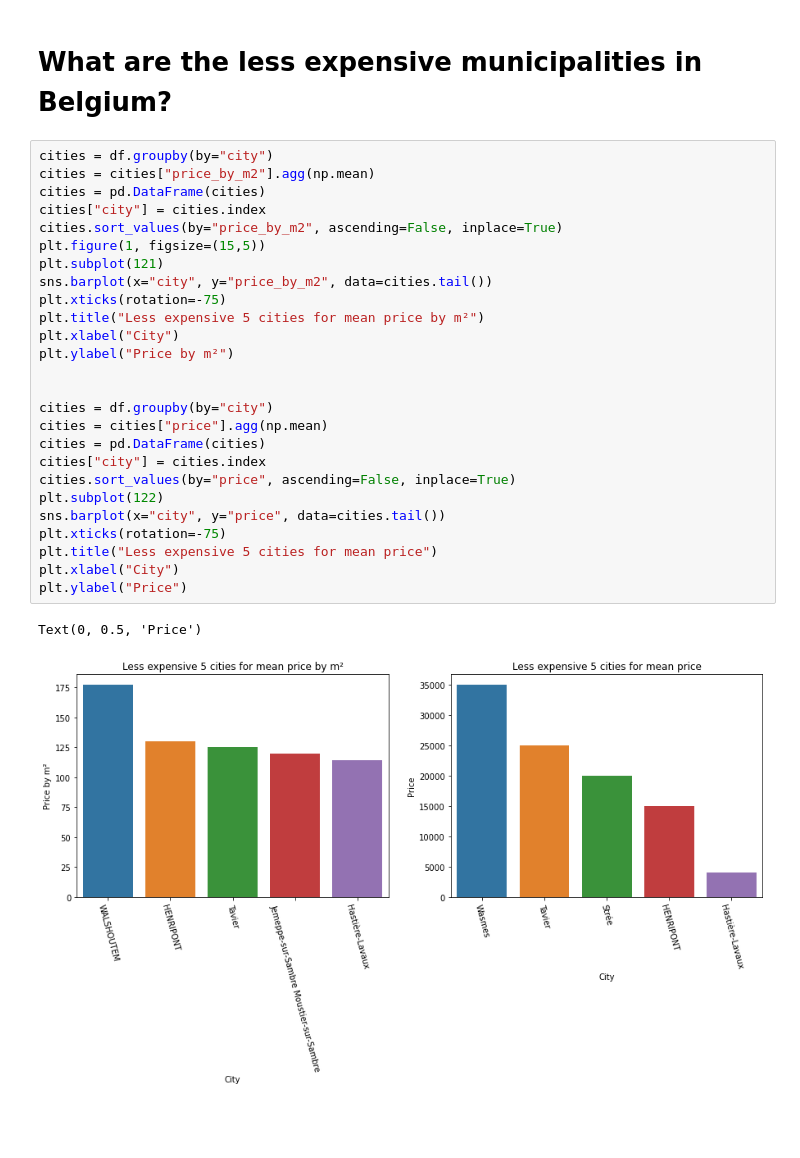
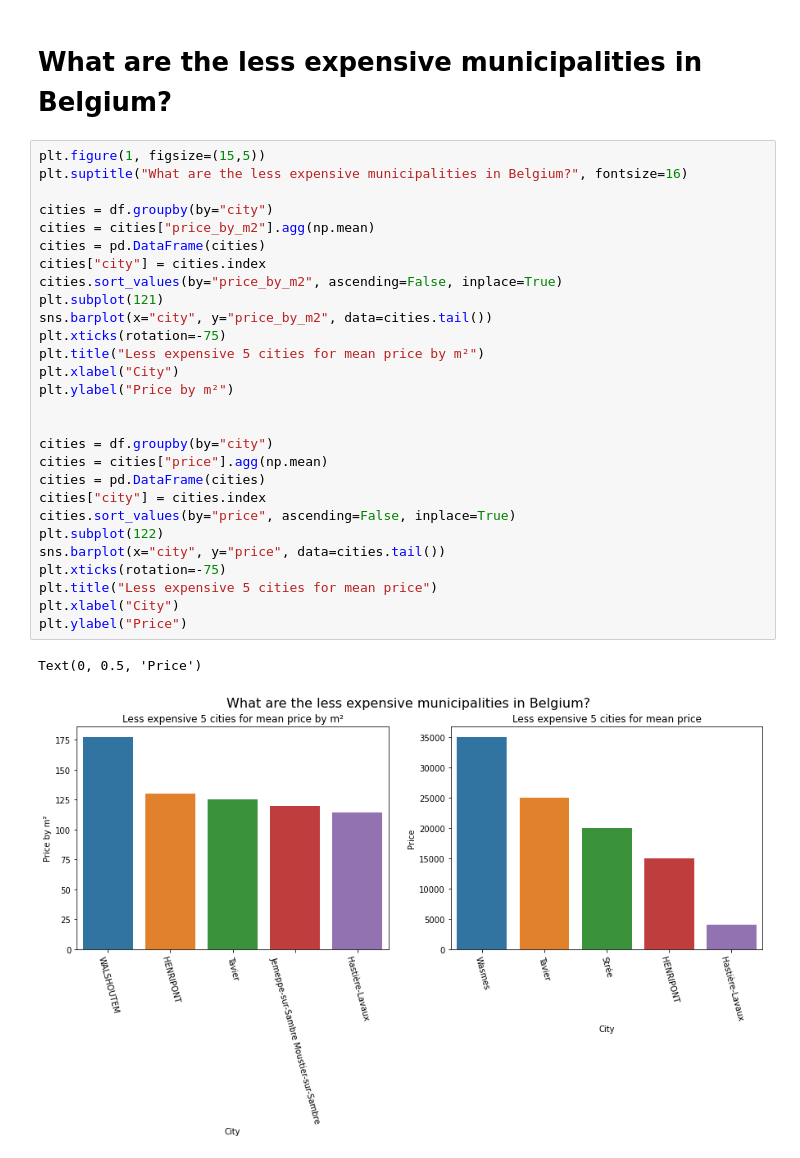
Before and after one commit to abdellahML/challenge-data-analysis, a Jupyter notebook: Codes/Interpretation.ipynb, the cells around one changed output. Drawn from its saved outputs; the diff is of its cells as text; blank space fills up the shorter version.

```diff
--- a/Codes/Interpretation.ipynb
+++ b/Codes/Interpretation.ipynb
@@ -336,31 +340,33 @@ Text(0, 0.5, 'Price')
 # %% [markdown]
 # What are the less expensive municipalities in Belgium?
 # %%
+plt.figure(1, figsize=(15,5))
+plt.suptitle("What are the less expensive municipalities in Belgium?", fontsize=16)
+
 cities = df.groupby(by="city")
 cities = cities["price_by_m2"].agg(np.mean)
 cities = pd.DataFrame(cities)
 cities["city"] = cities.index
 cities.sort_values(by="price_by_m2", ascending=False, inplace=True)
-plt.figure(1, figsize=(15,5))
 plt.subplot(121)
 sns.barplot(x="city", y="price_by_m2", data=cities.tail())
 plt.xticks(rotation=-75)
 plt.title("Less expensive 5 cities for mean price by m²")
 plt.xlabel("City")
 plt.ylabel("Price by m²")
 
 
 cities = df.groupby(by="city")
 cities = cities["price"].agg(np.mean)
 cities = pd.DataFrame(cities)
 cities["city"] = cities.index
 cities.sort_values(by="price", ascending=False, inplace=True)
 plt.subplot(122)
 sns.barplot(x="city", y="price", data=cities.tail())
 plt.xticks(rotation=-75)
 plt.title("Less expensive 5 cities for mean price")
 plt.xlabel("City")
 plt.ylabel("Price")
 # %% [output]
 Text(0, 0.5, 'Price')
-[figure, old version]
+[figure, new version]
```
Also changed, not shown: parts of 13 cells of this notebook.
